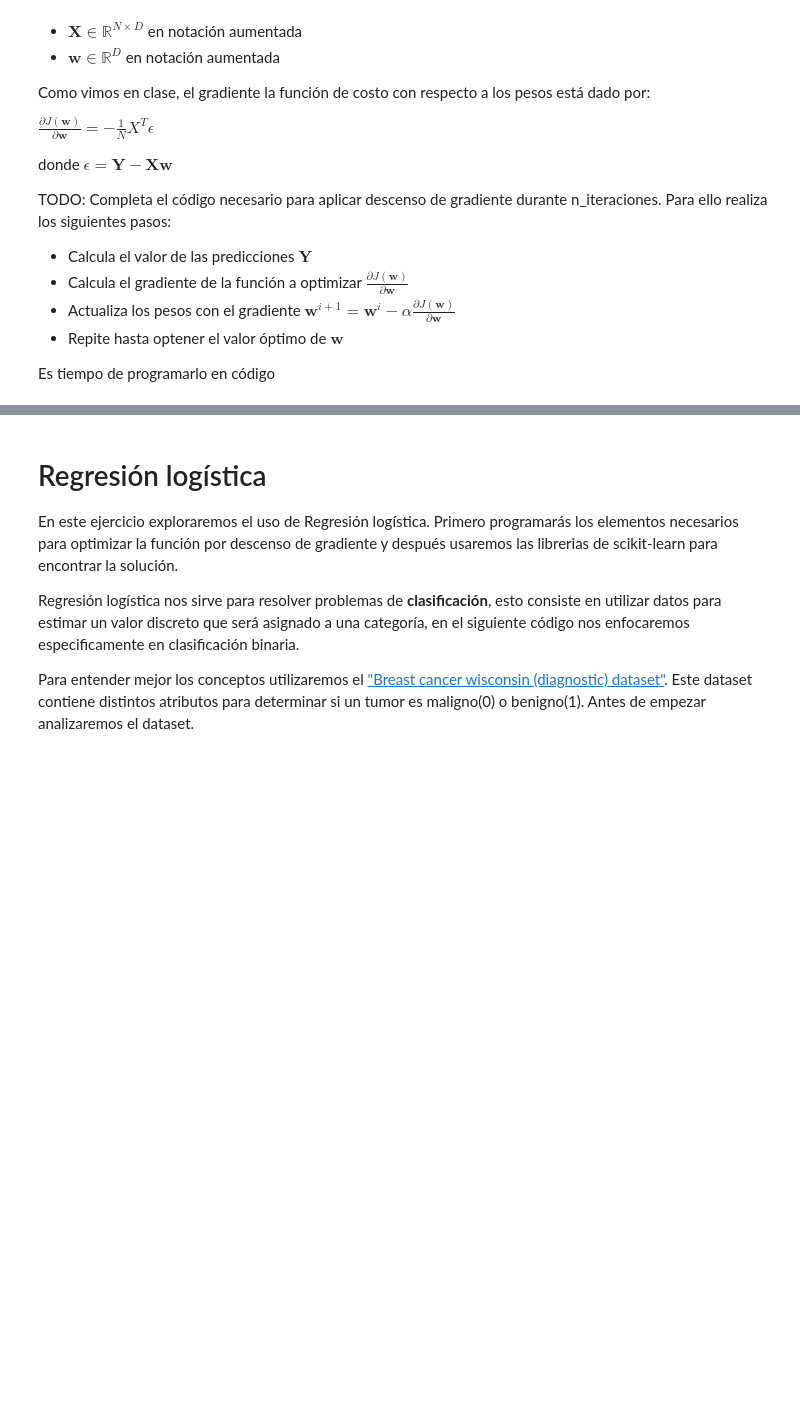
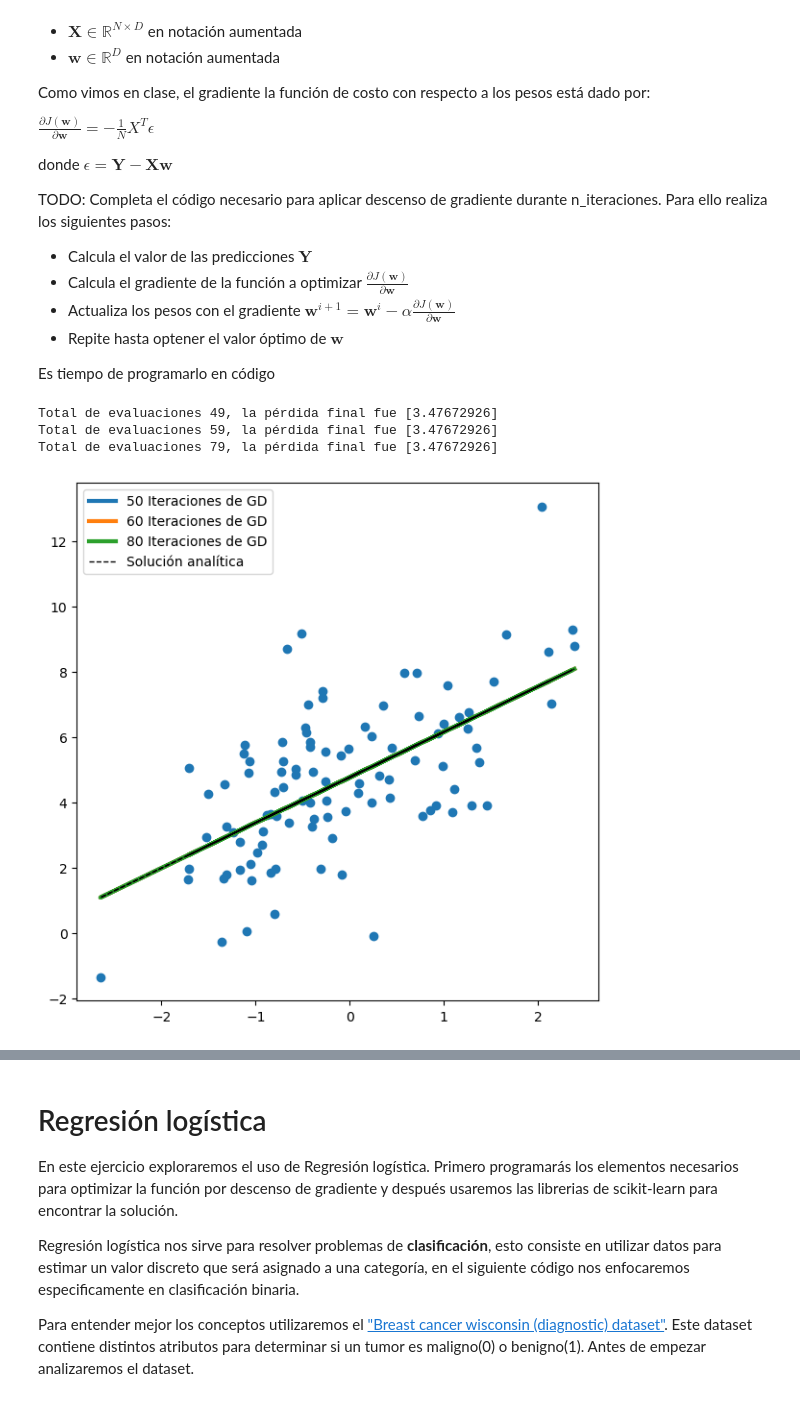
Before and after one commit to jorgeibarra17/SI23_TRIPLEA, a Jupyter notebook: ejercicio_2-LogisticReg/ejercicio_2.ipynb, the cells around one changed output, grey strips where cells are left out. Saved outputs shown, nothing was run; the diff lists cells and outputs as text; code cells hidden in the pictures; blank space fills up the shorter version.

Commit message:
Ya esta la seccion de descenso de gradiente. Falta lo que es regresión logística

```diff
--- a/ejercicio_2-LogisticReg/ejercicio_2.ipynb
+++ b/ejercicio_2-LogisticReg/ejercicio_2.ipynb
@@ -194,28 +194,29 @@ def gradient_descent(X, y, lr, N_iterations, w_start=np.array([0,0])):
     w_opt: pesos óptimos
     cost_history: arreglo con el valor de costo para cada iteración
     """
-    m = X.shape[0]
-
+    n = X.shape[0]
+    cost_history = []
     # initialize the coefficients
     w=w_start
 
     for i in range(N_iterations):
         # ====== Start of solution =====
         # TODO: Calcula la predicción
-        hypothesis = X * w
+        hypothesis = X @ w
 
         # TODO: Calcula el error
-        error = mse_loss(y,hypothesis)
+        loss = mse_loss(y,hypothesis)
 
         # TODO: Calcula el gradiente del MSE loss
-
+        gradient = 1/n * (-X.T @ (y - hypothesis))
 
         # TODO: Actualiza los pesos
-
+        w=w-lr*gradient
 
         # ====== End of solution =====
         # Calculamos la función de pérdida y guardamos el resultado
         loss = mse_loss(y, hypothesis)
+        cost_history.append(loss)
 
     print(f"Total de evaluaciones {i}, la pérdida final fue {loss}")
     w_opt=w
@@ -223,32 +224,37 @@ def gradient_descent(X, y, lr, N_iterations, w_start=np.array([0,0])):
 # %%
 from sklearn import linear_model
 # Parámetros de descenso de gradiente
 N_iterations = [50,60,80]
 
 # Pesos iniciales y ritmo de aprendizaje
-lr = 0.1  # Utiliza valores cercanos e.g. 0.05, 0.2 .. etc
+lr = 0.8  # Utiliza valores cercanos e.g. 0.05, 0.2 .. etc
 w_start = np.array([-400,0])
 w_start = np.expand_dims(w_start,-1)
 
 # (2.) - (4.) -> Variación de cantidad de iteraciones
 plt.figure(figsize=(7,7))
 plt.scatter(x_val[:,-1], y_val)
 for n_it in N_iterations:
     # Entrenamos el modelo en el set de entrenamiento
     w_opt = gradient_descent(x_train, y_train, lr, n_it, w_start)
 
     # Visualizamos la predicción en el set de validación
     prediction = x_val @ w_opt
     plt.plot(x_val[:,-1], prediction, label = str(n_it)+" Iteraciones de GD", linewidth=3)
 
 # Obtener la solución analítica
 analitic_sol=linear_model.LinearRegression()
 analitic_sol.fit(x_train, y_train)
 
 # Visualizar solución analitica
 plt.plot(x_val[:,-1], analitic_sol.predict(x_val),label = 'Solución analítica', linewidth=1, linestyle="dashed", color="black")
 # plt.ylim(bottom=-10)
 plt.legend()
 plt.show()
+# %% [output]
+Total de evaluaciones 49, la pérdida final fue [3.47672926]
+Total de evaluaciones 59, la pérdida final fue [3.47672926]
+Total de evaluaciones 79, la pérdida final fue [3.47672926]
+[figure, added]
 # %% [markdown]
 <b>TODO: Contesta las siguientes preguntas</b>
```
Also changed, not shown: parts of 8 cells of this notebook.
